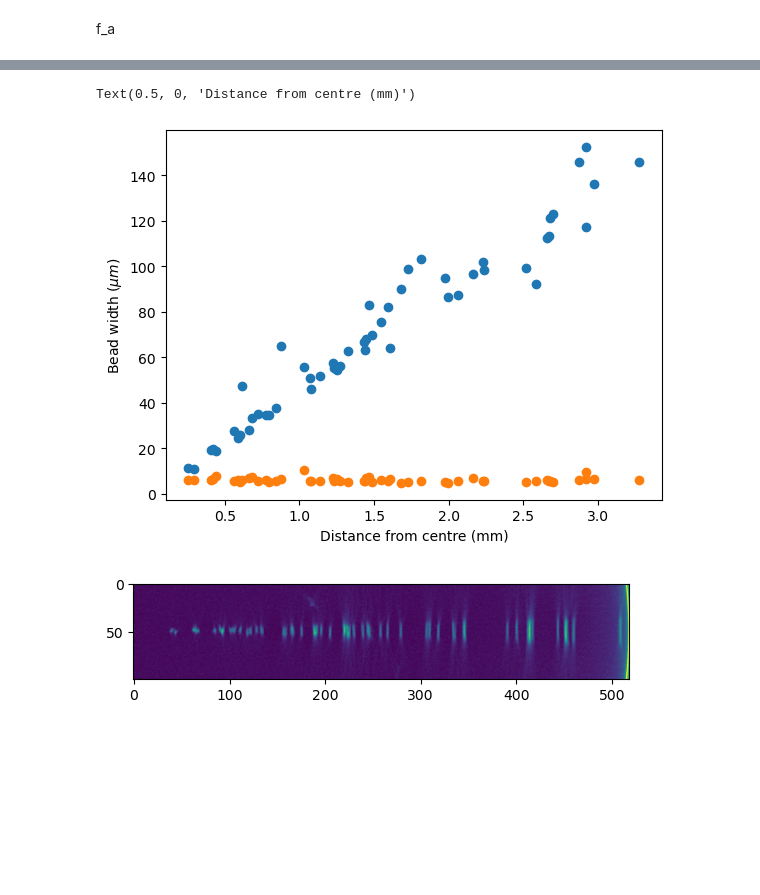
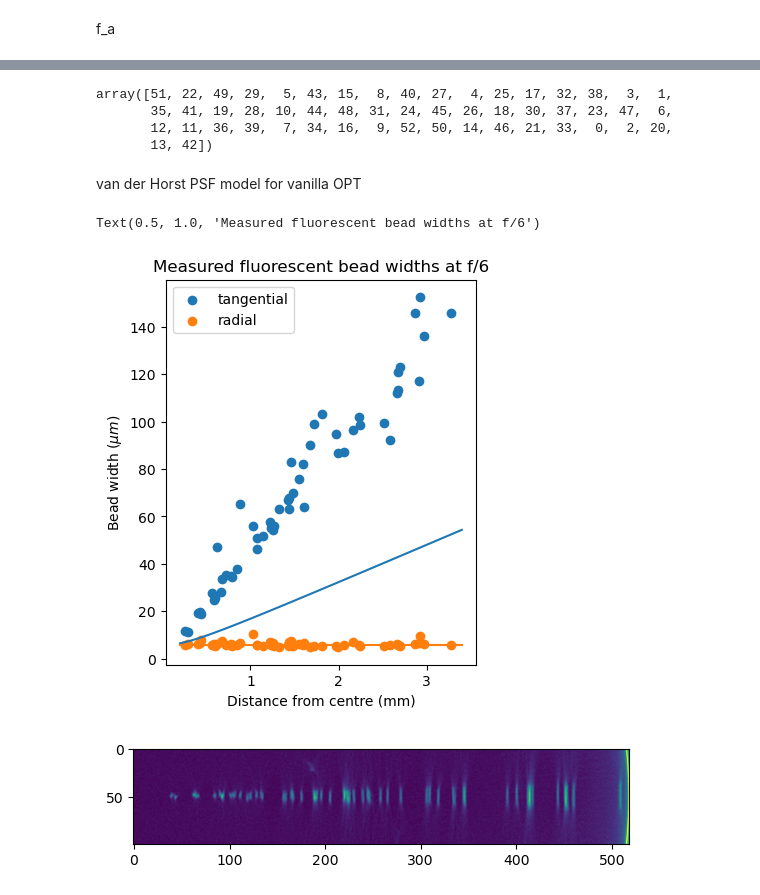
Before and after one commit to kwokkenton/optea, a Jupyter notebook: bead/bead-analyser.ipynb, the cells around one changed output, grey strips where cells are left out. Drawn from its saved outputs; the diff is of its cells as text; code cells hidden in the pictures; blank space fills up the shorter version.

Commit message:
update bead analyser

```diff
--- a/bead/bead-analyser.ipynb
+++ b/bead/bead-analyser.ipynb
@@ -118,7 +118,12 @@ class BeadDataset:
         return
 
     def bin_bead_widths(self, num_bins):
+        """ Bin bead widths, calculated in self.fit_all_beads, into num_bins
+            useful for analysis
 
+        Args:
+            num_bins (int): _description_
+        """
         x = self.r
 
         # Radial profiles
@@ -188,4 +193,11 @@ Text(0.5, 0, 'Distance from centre (mm)')
 Taken 01/03/2023
 # %% [markdown]
 f_a
+# %%
+bead_positions = pd.read_excel('../../OPT Shared files/2_Saved reconstructions/2023-03-01 aperture sweep/bead_positions.xlsx')
+(x,y,slice) = bead_positions[['x', 'y', 'slice']].dropna().values.T
+# Select x, y if needed
+x = x[l2[1::5]]
+y = y[l2[1::5]]
+slice = slice[l2[1::5]]
 # %%
@@ -204,12 +250,40 @@ f_a.fit_all_beads()
+# %%
+l2 = np.array(l2)
+l2
+# %% [output]
+array([51, 22, 49, 29,  5, 43, 15,  8, 40, 27,  4, 25, 17, 32, 38,  3,  1,
+       35, 41, 19, 28, 10, 44, 48, 31, 24, 45, 26, 18, 30, 37, 23, 47,  6,
+       12, 11, 36, 39,  7, 34, 16,  9, 52, 50, 14, 46, 21, 33,  0,  2, 20,
+       13, 42])
+# %% [markdown]
+van der Horst PSF model for vanilla OPT
+# %%
+def theoretical_radial_width(w0):
+    return np.sqrt(w0**2/2)
+
+def theoretical_tangential_width(r0, w0,lamb):
+    return np.sqrt((w0*w0 + (lamb*r0/(np.pi*w0))**2 )/2)
+
+lamb = 565e-3 # um
 # %%
-plt.scatter(f_a.r, f_a.tangential_widths)
-plt.scatter(f_a.r, f_a.radial_widths)
+plt.figure(figsize=(4,5))
+plt.scatter(f_a.r, f_a.tangential_widths, label = 'tangential')
+plt.scatter(f_a.r, f_a.radial_widths, label = 'radial')
 
+w0 = 8
+
+r0 = np.linspace(0.2,3.4) #mm
+plt.plot(r0, theoretical_tangential_width(r0*1000, w0, lamb))
+plt.plot(r0, theoretical_radial_width(w0) + r0*0)
+
+
+plt.legend()
 plt.ylabel('Bead width ($\mu m$)')
 plt.xlabel('Distance from centre (mm)')
+plt.title('Measured fluorescent bead widths at f/6')
 # %% [output]
-Text(0.5, 0, 'Distance from centre (mm)')
+Text(0.5, 1.0, 'Measured fluorescent bead widths at f/6')
-[figure, old version]
+[figure, new version]
 # %%
 f_c = BeadDataset('../../OPT Shared files/2_Saved reconstructions/2023-03-01 aperture sweep/2023-03-01 fc/reco')
 f_c.set_bead_locations(x,y,slice)
```
Also changed, not shown: parts of 17 cells of this notebook.
